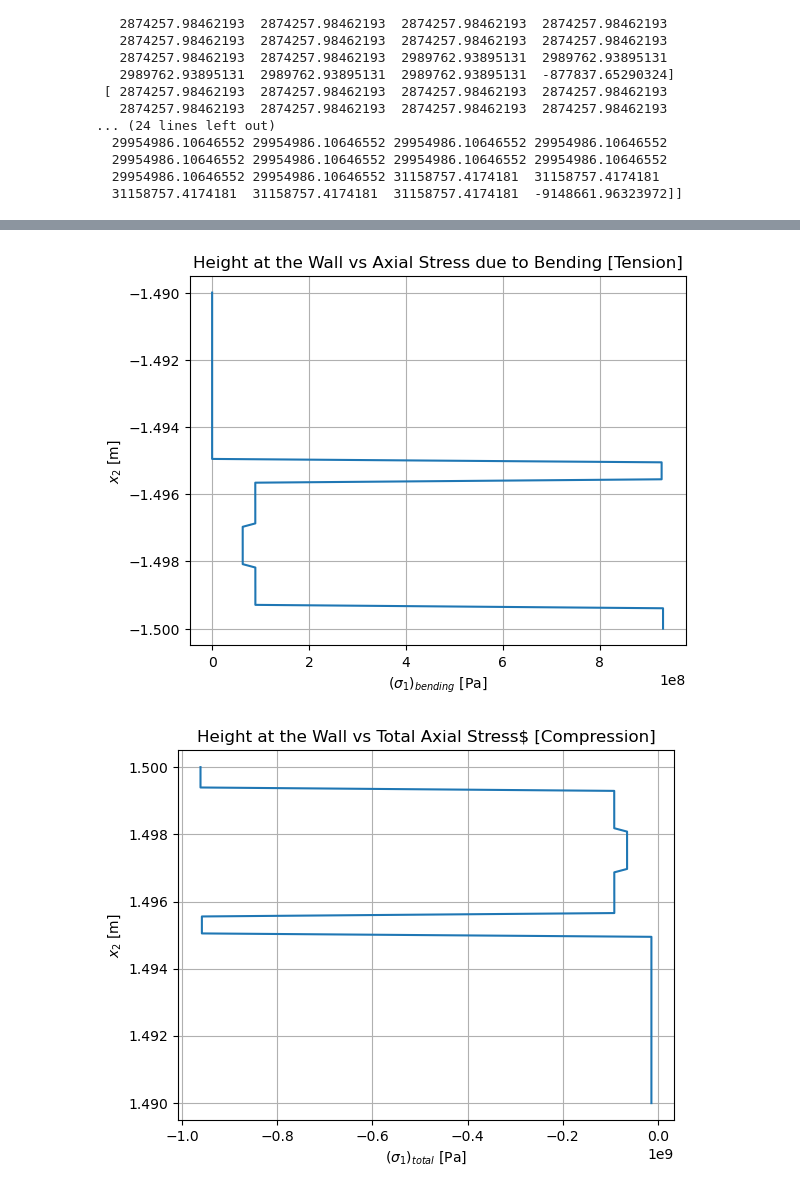
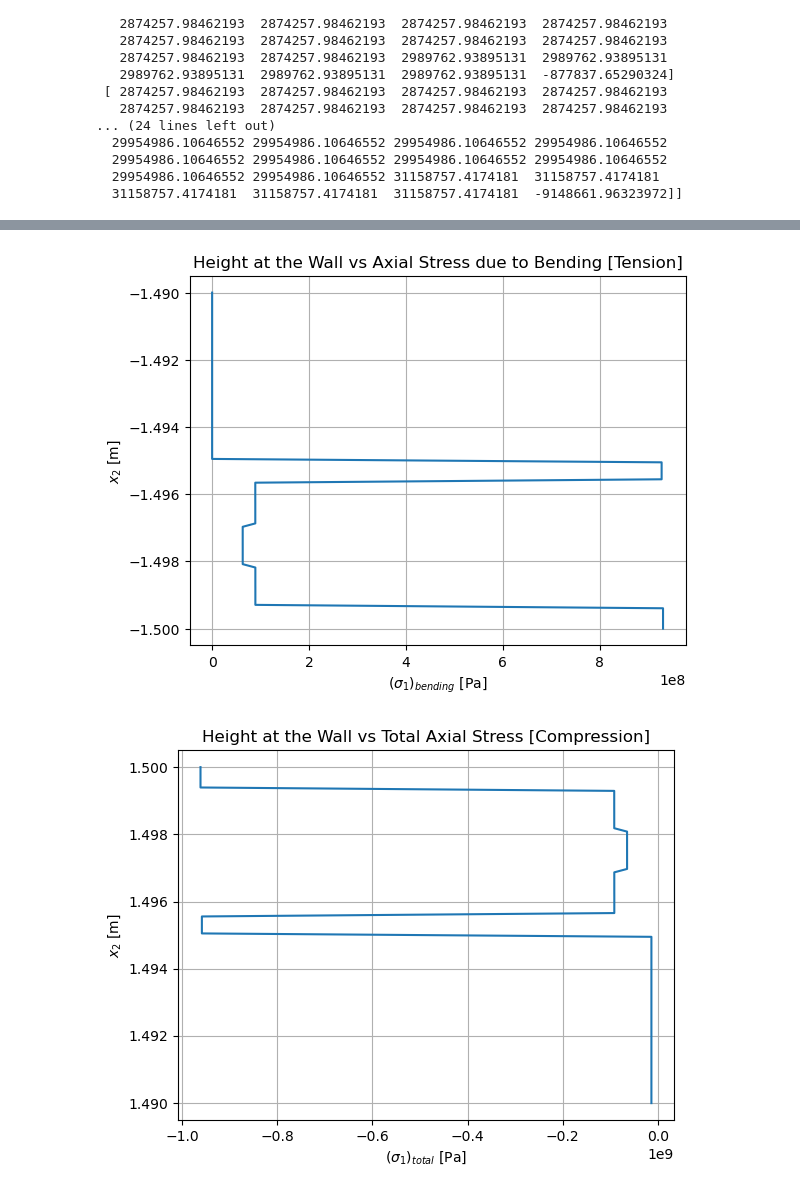
Before and after one commit to Nick-M-R/EAE135, a Jupyter notebook: EAE135_Project2_CalculationsandPlots.ipynb, the cells around one changed output, grey strips where cells are left out. Saved outputs shown, nothing was run; the diff lists cells and outputs as text; code cells hidden in the pictures.

```diff
--- a/EAE135_Project2_CalculationsandPlots.ipynb
+++ b/EAE135_Project2_CalculationsandPlots.ipynb
@@ -396,32 +396,32 @@ plt.ylabel('$x_2$ [m]')
 plt.plot(sigma1_axial, y_span)
 plt.grid()
 plt.show()
 
 plt.figure()
 plt.title('Height at the Wall vs Axial Stress due to Bending [Compression]')
 plt.xlabel('$(\\sigma_1)_{bending}$ [Pa]')
 plt.ylabel('$x_2$ [m]')
 plt.plot(sigma1_bend, y_span)
 plt.grid()
 plt.show()
 
 plt.figure()
 plt.title('Height at the Wall vs Axial Stress due to Bending [Tension]')
 plt.xlabel('$(\\sigma_1)_{bending}$ [Pa]')
 plt.ylabel('$x_2$ [m]')
 plt.plot(sigma1_ten, -y_span)
 plt.grid()
 plt.show()
 
 plt.figure()
-plt.title('Height at the Wall vs Total Axial Stress$ [Compression]')
+plt.title('Height at the Wall vs Total Axial Stress [Compression]')
 plt.xlabel('$(\\sigma_1)_{total}$ [Pa]')
 plt.ylabel('$x_2$ [m]')
 plt.plot(sigma1_total, y_span)
 plt.grid()
 plt.show()
 # %% [output]
 [figure]
 [figure]
 [figure]
-[figure, old version]
+[figure, new version]
```
Also changed, not shown: parts of 3 cells of this notebook.
